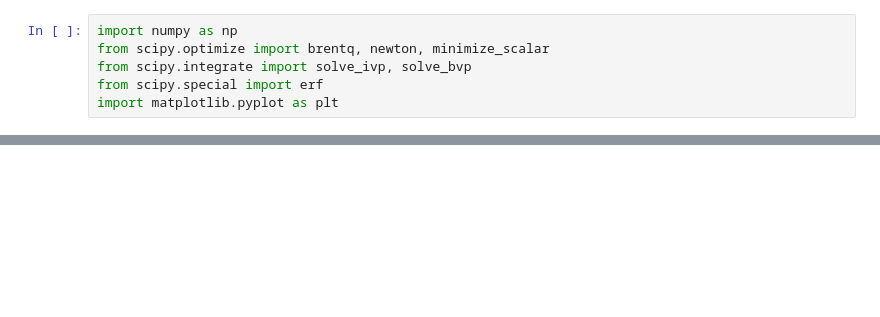
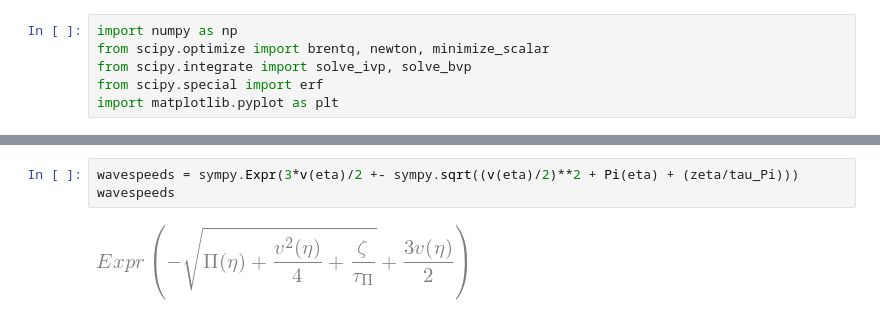
Before and after one commit to MarcusHatton/MastersProjectSpinoff, a Jupyter notebook: ToyBulk.ipynb, the cells around one changed output, grey strips where cells are left out. Saved outputs shown, nothing was run; the diff lists cells and outputs as text; blank space fills up the shorter version.

```diff
--- a/ToyBulk.ipynb
+++ b/ToyBulk.ipynb
@@ -43,0 +84,5 @@ NotImplementedError:
+# %%
+wavespeeds = sympy.Expr(3*v(eta)/2 +- sympy.sqrt((v(eta)/2)**2 + Pi(eta) + (zeta/tau_Pi)))
+wavespeeds
+# %% [output]
+[figure, added]
```
Also changed, not shown: parts of 17 cells of this notebook.
